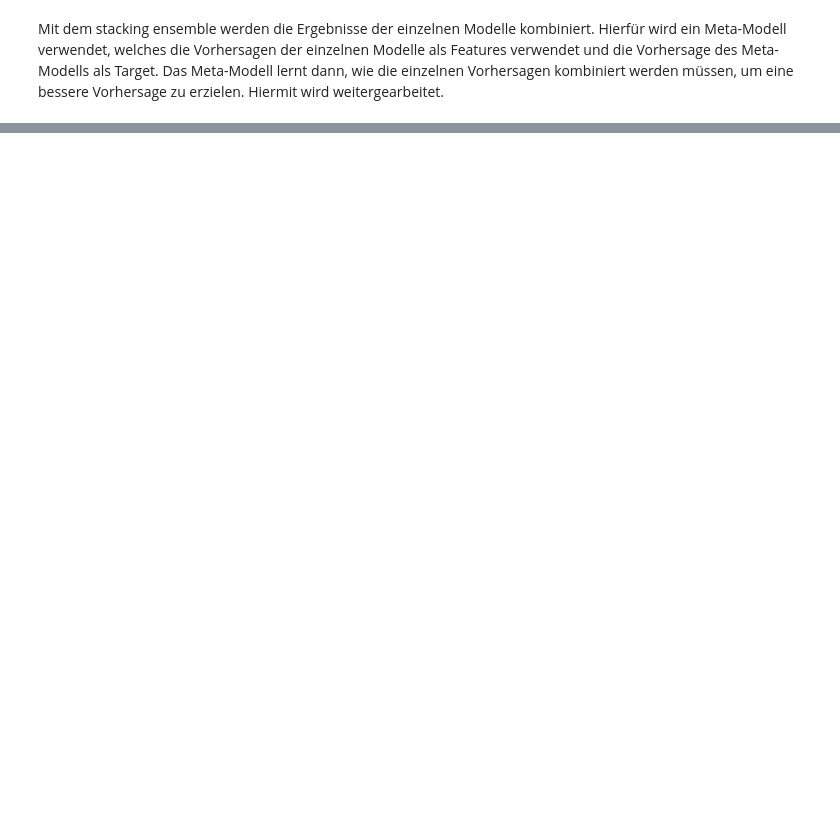
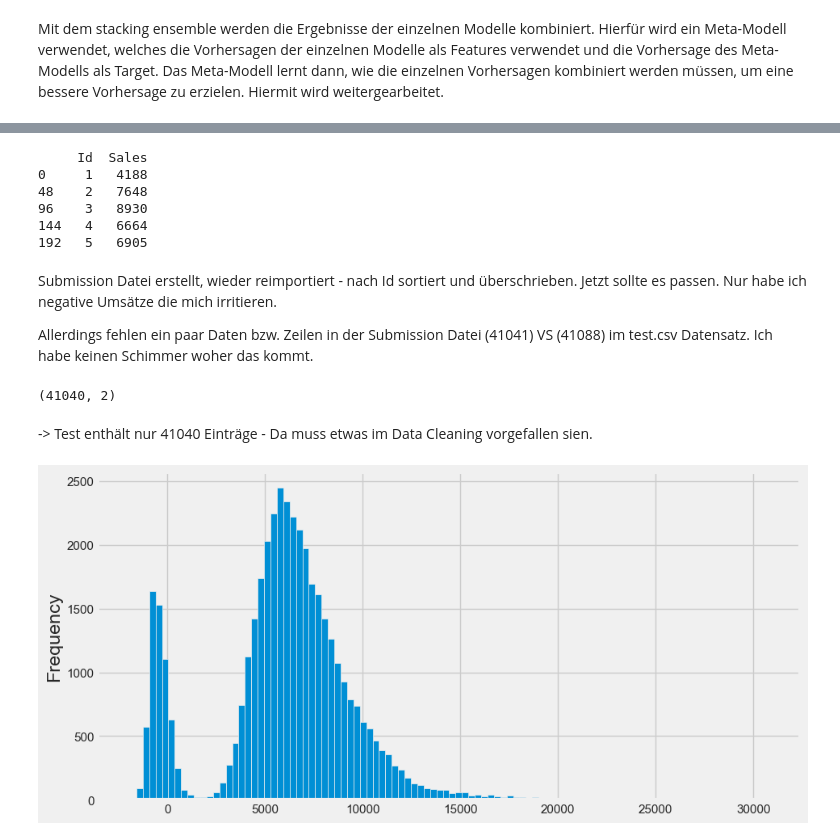
Before and after one commit to liamwan/rss-forecasts, a Jupyter notebook: rossmann-store-sales.ipynb, the cells around one changed output, grey strips where cells are left out. Cells and saved outputs as stored; diff of their text form; code cells hidden in the pictures; blank space fills up the shorter version.

Commit message:
first submission (faulty)

```diff
--- a/rossmann-store-sales.ipynb
+++ b/rossmann-store-sales.ipynb
@@ -946,0 +960,30 @@ Mit dem stacking ensemble werden die Ergebnisse der einzelnen Modelle kombiniert
+# %%
+# sort submission file by Id
+submission = pd.read_csv('submission.csv')
+submission = submission.sort_values(by='Id')
+submission.to_csv('submission.csv', index=False)
+print(submission.head())
+# %% [output]
+     Id  Sales
+0     1   4188
+48    2   7648
+96    3   8930
+144   4   6664
+192   5   6905
+# %% [markdown]
+Submission Datei erstellt, wieder reimportiert - nach Id sortiert und überschrieben.
+Jetzt sollte es passen. Nur habe ich negative Umsätze die mich irritieren.
+
+Allerdings fehlen ein paar Daten bzw. Zeilen in der Submission Datei (41041) VS (41088) im test.csv Datensatz. Ich habe keinen Schimmer woher das kommt.
+# %%
+test.shape
+# %% [output]
+(41040, 2)
+# %% [markdown]
+-> Test enthält nur 41040 Einträge - Da muss etwas im Data Cleaning vorgefallen sien.
+# %%
+# plot submission file
+submission['Sales'].plot(kind='hist', bins=100, figsize=(10, 5))
+plt.show()
+# %% [output]
+[figure, added]
```
Also changed, not shown: parts of 49 cells of this notebook, 1 other file.
